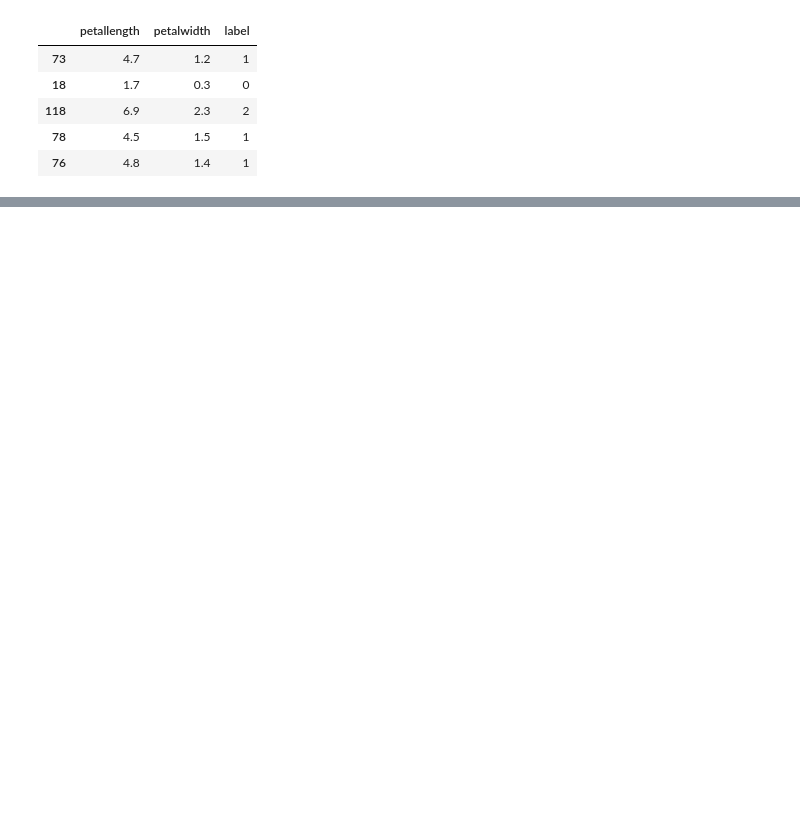
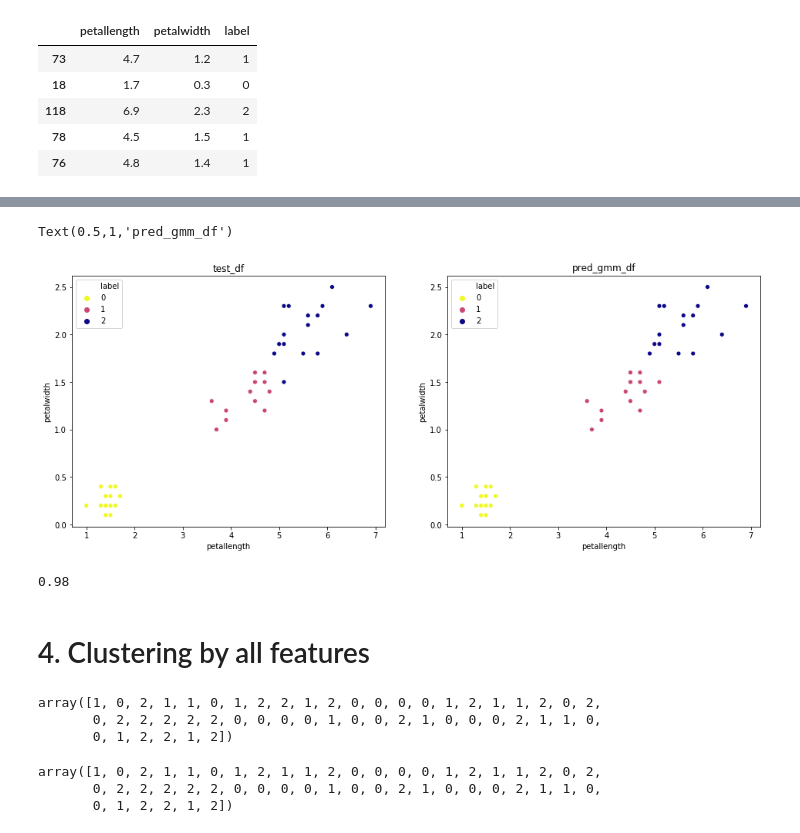
Before and after one commit to davidkorea/ai300_ML, a Jupyter notebook: 11_Iris_Clustering/ai300_Iris_Clustering.ipynb, the cells around one changed output, grey strips where cells are left out. Drawn from its saved outputs; the diff is of its cells as text; code cells hidden in the pictures; blank space fills up the shorter version.

```diff
--- a/11_Iris_Clustering/ai300_Iris_Clustering.ipynb
+++ b/11_Iris_Clustering/ai300_Iris_Clustering.ipynb
@@ -209,0 +212,4 @@ np.mean(pred_df.label.values == y_test)
+# %%
+gmm = GaussianMixture(n_components=3, random_state=1)
+gmm.fit(X_train[['petallength', 'petalwidth']])
+predict_gmm = gmm.predict(X_test[['petallength', 'petalwidth']])
@@ -209,0 +228,4 @@ np.mean(pred_df.label.values == y_test)
+# %%
+pred_gmm_arr = np.concatenate([X_test[['petallength', 'petalwidth']],predict_gmm.reshape(-1,1)], axis=1)
+pred_gmm_df = pd.DataFrame(pred_gmm_arr, columns=['petallength', 'petalwidth', 'label'])
+pred_gmm_df['label'] = pred_gmm_df['label'].apply(lambda x:1 if x==2 else 2 if x==1 else x).astype(int)
@@ -209,0 +241,18 @@ np.mean(pred_df.label.values == y_test)
+# %%
+fig = plt.figure(figsize=(16,6))
+ax1 = fig.add_subplot(1,2,1)
+ax1 = sns.scatterplot('petallength', 'petalwidth','label', data=test_df, palette=plt.cm.plasma_r)
+ax1.set_title('test_df')
+
+ax2 = fig.add_subplot(1,2,2)
+ax2 = sns.scatterplot('petallength', 'petalwidth','label', data=pred_gmm_df, palette=plt.cm.plasma_r)
+ax2.set_title('pred_gmm_df')
+# %% [output]
+Text(0.5,1,'pred_gmm_df')
+[figure, added]
+# %%
+np.mean(y_test == pred_gmm_df.label.values)
+# %% [output]
+0.98
+# %% [markdown]
+# 4. Clustering by all features
@@ -209,0 +263,12 @@ np.mean(pred_df.label.values == y_test)
+# %%
+predict_gmm_all
+# %% [output]
+array([1, 0, 2, 1, 1, 0, 1, 2, 2, 1, 2, 0, 0, 0, 0, 1, 2, 1, 1, 2, 0, 2,
+       0, 2, 2, 2, 2, 2, 0, 0, 0, 0, 1, 0, 0, 2, 1, 0, 0, 0, 2, 1, 1, 0,
+       0, 1, 2, 2, 1, 2])
+# %%
+y_test.values
+# %% [output]
+array([1, 0, 2, 1, 1, 0, 1, 2, 1, 1, 2, 0, 0, 0, 0, 1, 2, 1, 1, 2, 0, 2,
+       0, 2, 2, 2, 2, 2, 0, 0, 0, 0, 1, 0, 0, 2, 1, 0, 0, 0, 2, 1, 1, 0,
+       0, 1, 2, 2, 1, 2])
```
Also changed, not shown: parts of 14 cells of this notebook.
